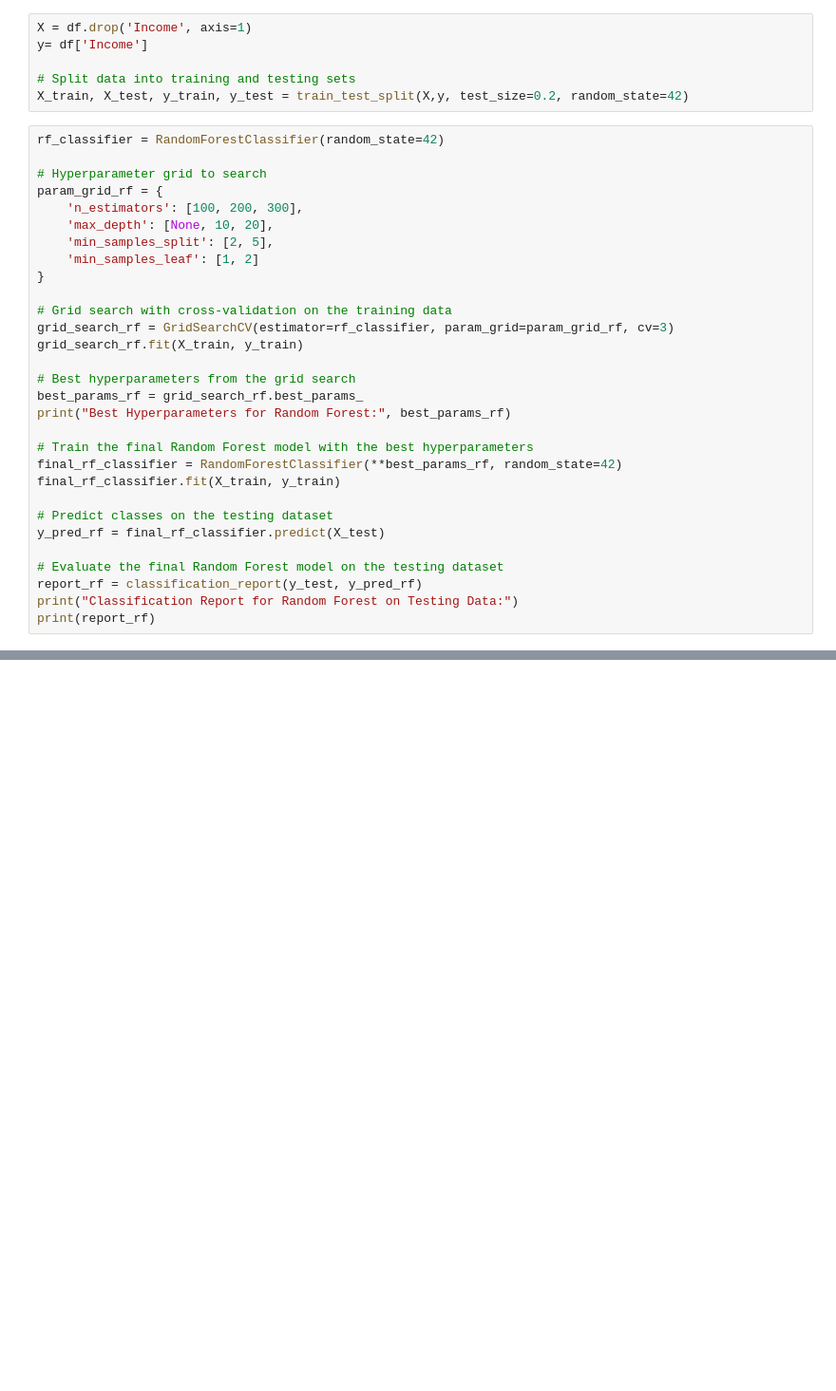
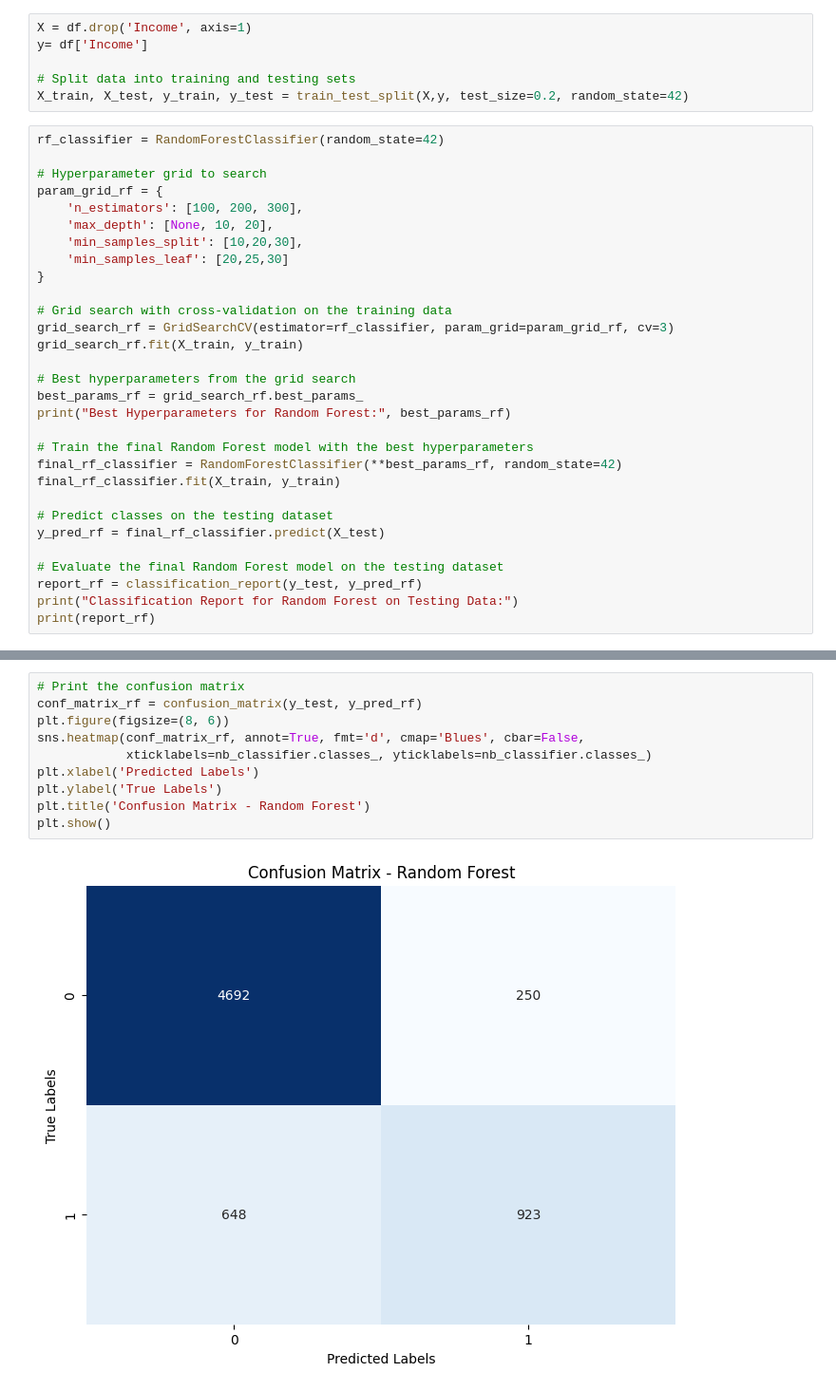
Before and after one commit to Athukorale/MachineLearning, a Jupyter notebook: MachineLearning.ipynb, the cells around one changed output, grey strips where cells are left out. Shown at 95% size. Saved outputs shown, nothing was run; the diff lists cells and outputs as text; blank space fills up the shorter version.

```diff
--- a/MachineLearning.ipynb
+++ b/MachineLearning.ipynb
@@ -188,8 +192,8 @@ rf_classifier = RandomForestClassifier(random_state=42)
 param_grid_rf = {
     'n_estimators': [100, 200, 300],
     'max_depth': [None, 10, 20],
-    'min_samples_split': [2, 5],
-    'min_samples_leaf': [1, 2]
+    'min_samples_split': [10,20,30],
+    'min_samples_leaf': [20,25,30]
 }
 
 # Grid search with cross-validation on the training data
@@ -224,0 +235,12 @@ weighted avg       0.86      0.87      0.86      6513
+# %%
+# Print the confusion matrix
+conf_matrix_rf = confusion_matrix(y_test, y_pred_rf)
+plt.figure(figsize=(8, 6))
+sns.heatmap(conf_matrix_rf, annot=True, fmt='d', cmap='Blues', cbar=False,
+            xticklabels=nb_classifier.classes_, yticklabels=nb_classifier.classes_)
+plt.xlabel('Predicted Labels')
+plt.ylabel('True Labels')
+plt.title('Confusion Matrix - Random Forest')
+plt.show()
+# %% [output]
+[figure, added]
```
Also changed, not shown: parts of 9 cells of this notebook.
